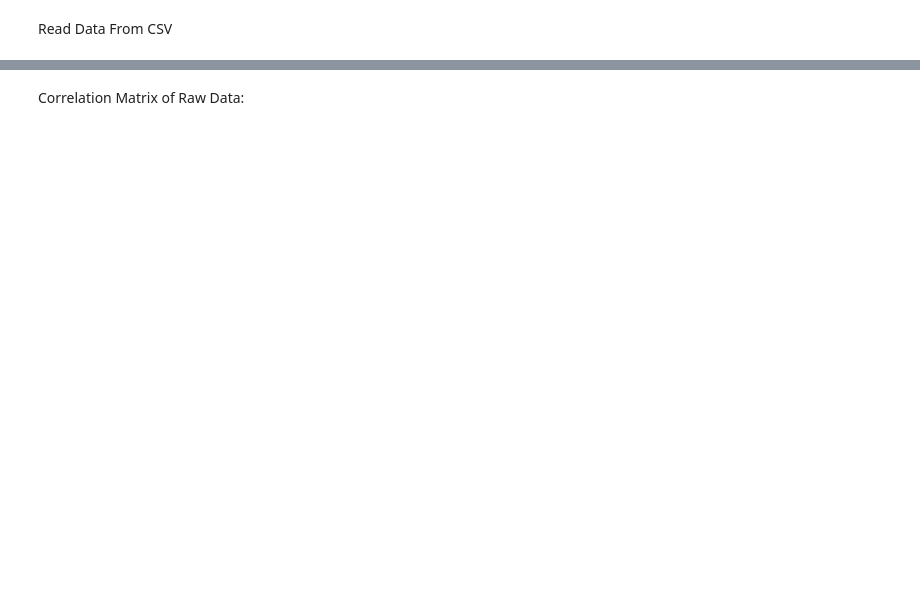
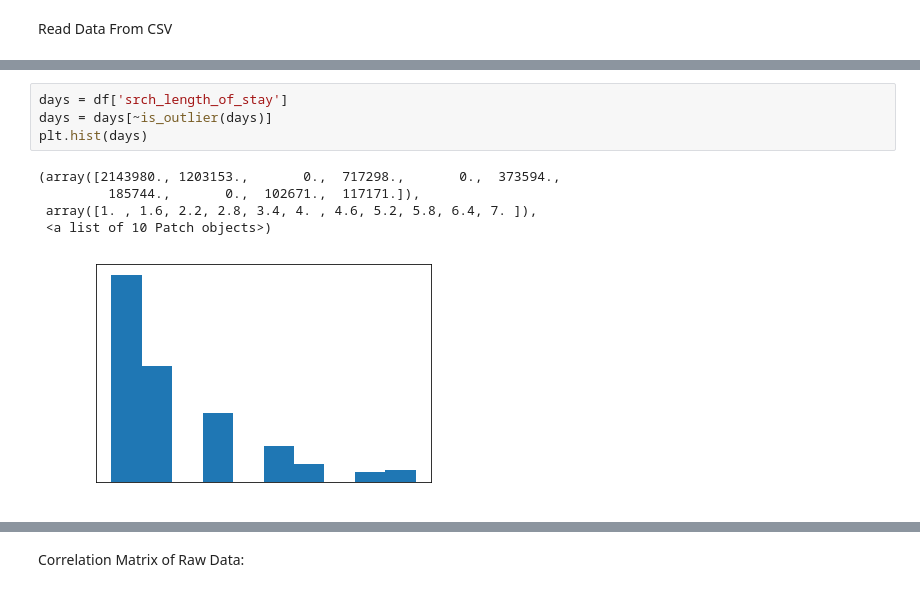
Before and after one commit to antreashp/DM_Assignment_2, a Jupyter notebook: Untitled.ipynb, the cells around one changed output, grey strips where cells are left out. Cells and saved outputs as stored; diff of their text form; blank space fills up the shorter version.

```diff
--- a/Untitled.ipynb
+++ b/Untitled.ipynb
@@ -27,0 +74,10 @@ print(df)
+# %%
+days = df['srch_length_of_stay']
+days = days[~is_outlier(days)]
+plt.hist(days)
+# %% [output]
+(array([2143980., 1203153.,       0.,  717298.,       0.,  373594.,
+         185744.,       0.,  102671.,  117171.]),
+ array([1. , 1.6, 2.2, 2.8, 3.4, 4. , 4.6, 5.2, 5.8, 6.4, 7. ]),
+ <a list of 10 Patch objects>)
+[figure, added]
```
Also changed, not shown: parts of 9 cells of this notebook.
